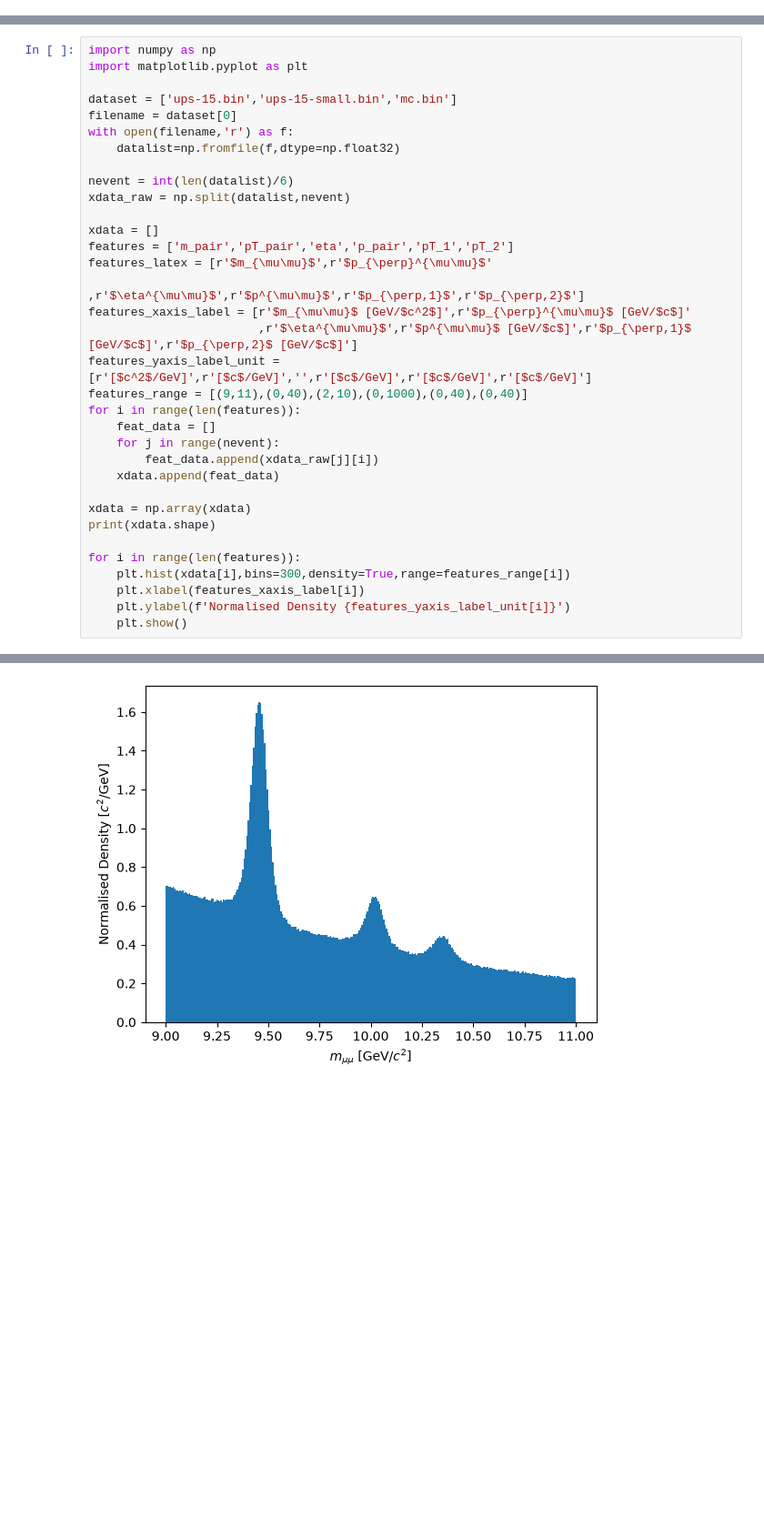
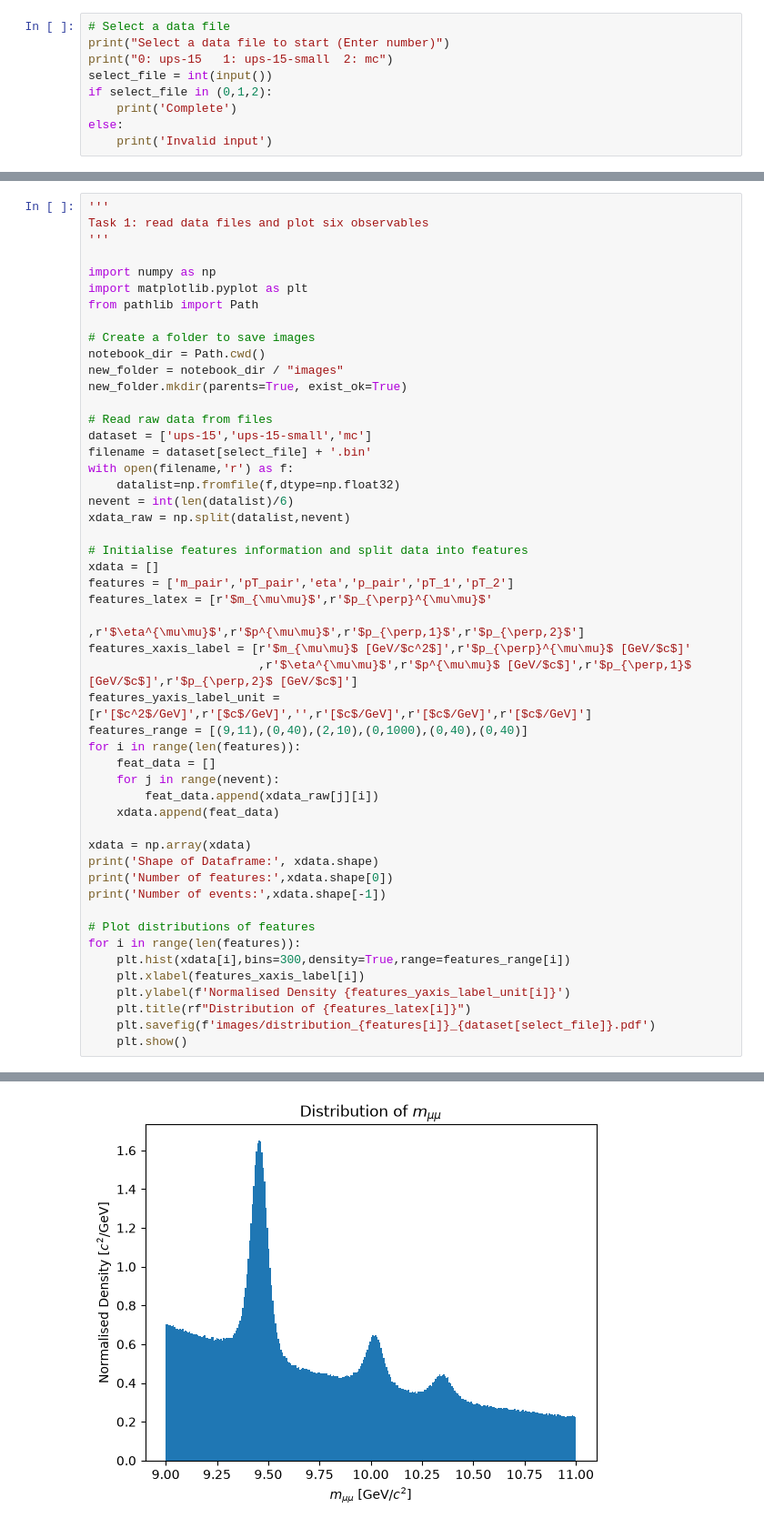
Before and after one commit to salsatosi/DAH_project_F1, a Jupyter notebook: data_analysis.ipynb, the cells around one changed output, grey strips where cells are left out. Shown at 91% size. Saved outputs shown, nothing was run; the diff lists cells and outputs as text; blank space fills up the shorter version.

```diff
--- a/data_analysis.ipynb
+++ b/data_analysis.ipynb
@@ -6,0 +14,9 @@ Note: you may need to restart the kernel to use updated packages.
+# %%
+# Select a data file
+print("Select a data file to start (Enter number)")
+print("0: ups-15   1: ups-15-small  2: mc")
+select_file = int(input())
+if select_file in (0,1,2):
+    print('Complete')
+else:
+    print('Invalid input')
@@ -7,15 +28,26 @@ Note: you may need to restart the kernel to use updated packages.
 # %%
+'''
+Task 1: read data files and plot six observables
+'''
+
 import numpy as np
 import matplotlib.pyplot as plt
+from pathlib import Path
 
-dataset = ['ups-15.bin','ups-15-small.bin','mc.bin']
-filename = dataset[0]
+# Create a folder to save images
+notebook_dir = Path.cwd()
+new_folder = notebook_dir / "images"
+new_folder.mkdir(parents=True, exist_ok=True)
+
+# Read raw data from files
+dataset = ['ups-15','ups-15-small','mc']
+filename = dataset[select_file] + '.bin'
 with open(filename,'r') as f:
     datalist=np.fromfile(f,dtype=np.float32)
-
 nevent = int(len(datalist)/6)
 xdata_raw = np.split(datalist,nevent)
 
+# Initialise features information and split data into features
 xdata = []
 features = ['m_pair','pT_pair','eta','p_pair','pT_1','pT_2']
 features_latex = [r'$m_{\mu\mu}$',r'$p_{\perp}^{\mu\mu}$'
@@ -31,11 +63,16 @@ for i in range(len(features)):
     xdata.append(feat_data)
 
 xdata = np.array(xdata)
-print(xdata.shape)
+print('Shape of Dataframe:', xdata.shape)
+print('Number of features:',xdata.shape[0])
+print('Number of events:',xdata.shape[-1])
 
+# Plot distributions of features
 for i in range(len(features)):
     plt.hist(xdata[i],bins=300,density=True,range=features_range[i])
     plt.xlabel(features_xaxis_label[i])
     plt.ylabel(f'Normalised Density {features_yaxis_label_unit[i]}')
+    plt.title(rf"Distribution of {features_latex[i]}")
+    plt.savefig(f'images/distribution_{features[i]}_{dataset[select_file]}.pdf')
     plt.show()
 # %% [output]
@@ -43 +82 @@ for i in range(len(features)):
-[figure, old version]
+[figure, new version]
```
Also changed, not shown: parts of 36 cells of this notebook, 3 other files.
